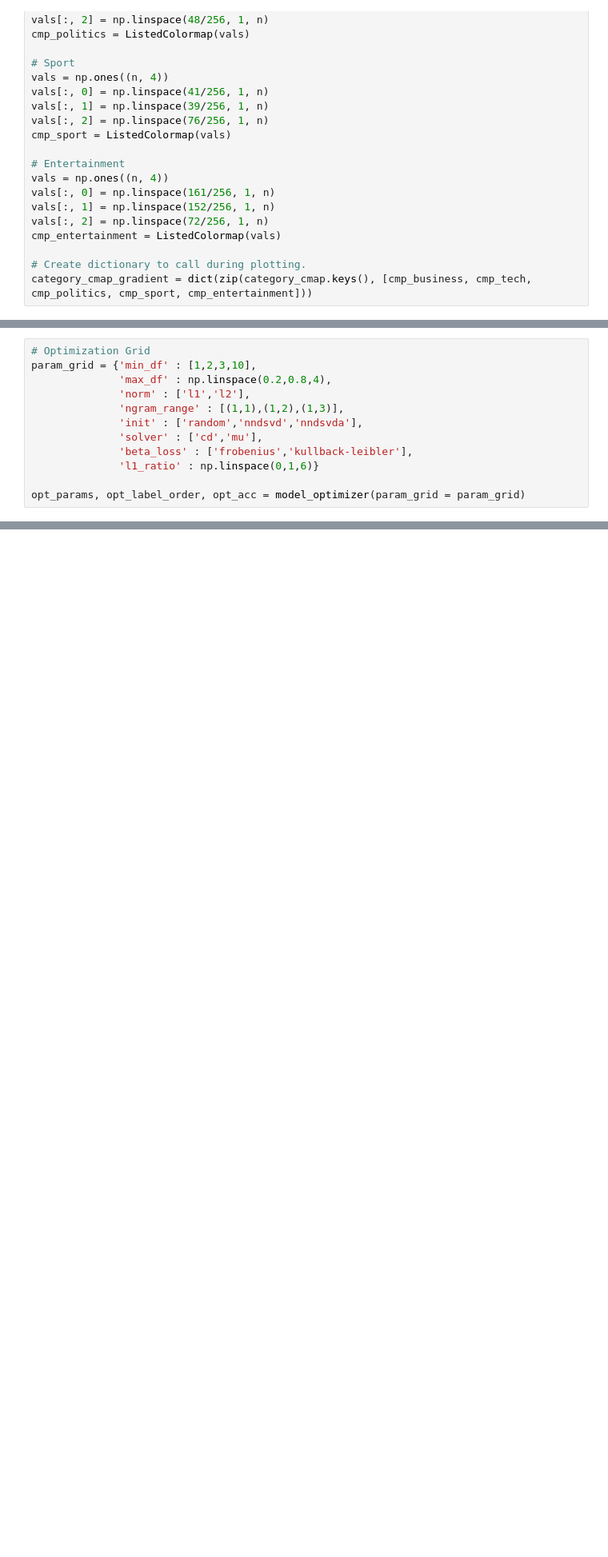
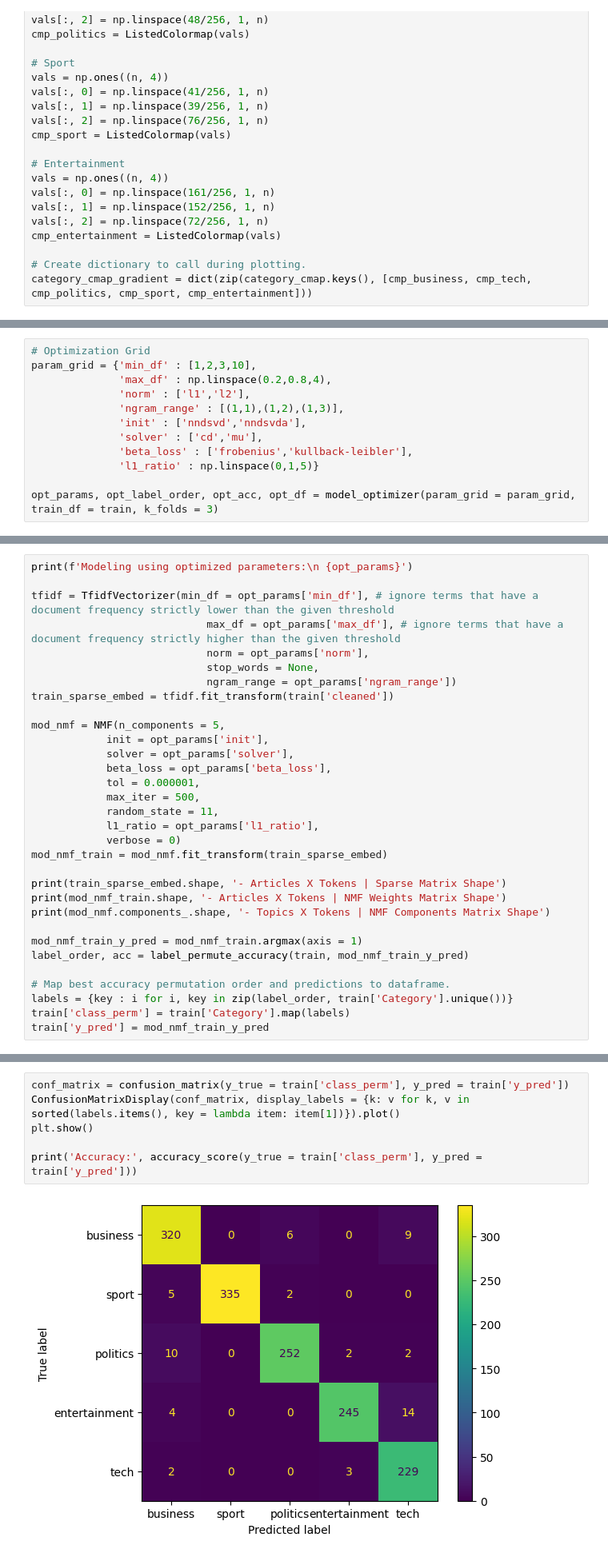
Before and after one commit to chill0121/News_Article_Matrix_Factorization, a Jupyter notebook: BBC_News_Classification.ipynb, the cells around one changed output, grey strips where cells are left out. Shown at 80% size. Saved outputs shown, nothing was run; the diff lists cells and outputs as text; blank space fills up the shorter version.

```diff
--- a/BBC_News_Classification.ipynb
+++ b/BBC_News_Classification.ipynb
@@ -620,10 +648,10 @@ param_grid = {'min_df' : [1,2,3,10],
               'max_df' : np.linspace(0.2,0.8,4),
               'norm' : ['l1','l2'],
               'ngram_range' : [(1,1),(1,2),(1,3)],
-              'init' : ['random','nndsvd','nndsvda'],
+              'init' : ['nndsvd','nndsvda'],
               'solver' : ['cd','mu'],
               'beta_loss' : ['frobenius','kullback-leibler'],
-              'l1_ratio' : np.linspace(0,1,6)}
+              'l1_ratio' : np.linspace(0,1,5)}
 
-opt_params, opt_label_order, opt_acc = model_optimizer(param_grid = param_grid)
+opt_params, opt_label_order, opt_acc, opt_df = model_optimizer(param_grid = param_grid, train_df = train, k_folds = 3)
 # %% [output]
@@ -693,0 +712,32 @@ opt_params
+# %%
+print(f'Modeling using optimized parameters:\n {opt_params}')
+
+tfidf = TfidfVectorizer(min_df = opt_params['min_df'], # ignore terms that have a document frequency strictly lower than the given threshold
+                            max_df = opt_params['max_df'], # ignore terms that have a document frequency strictly higher than the given threshold
+                            norm = opt_params['norm'],
+                            stop_words = None,
+                            ngram_range = opt_params['ngram_range'])
+train_sparse_embed = tfidf.fit_transform(train['cleaned'])
+
+mod_nmf = NMF(n_components = 5,
+            init = opt_params['init'],
+            solver = opt_params['solver'],
+            beta_loss = opt_params['beta_loss'],
+            tol = 0.000001,
+            max_iter = 500,
+            random_state = 11,
+            l1_ratio = opt_params['l1_ratio'],
+            verbose = 0)
+mod_nmf_train = mod_nmf.fit_transform(train_sparse_embed)
+
+print(train_sparse_embed.shape, '- Articles X Tokens | Sparse Matrix Shape')
+print(mod_nmf_train.shape, '- Articles X Tokens | NMF Weights Matrix Shape')
+print(mod_nmf.components_.shape, '- Topics X Tokens | NMF Components Matrix Shape')
+
+mod_nmf_train_y_pred = mod_nmf_train.argmax(axis = 1)
+label_order, acc = label_permute_accuracy(train, mod_nmf_train_y_pred)
+
+# Map best accuracy permutation order and predictions to dataframe.
+labels = {key : i for i, key in zip(label_order, train['Category'].unique())}
+train['class_perm'] = train['Category'].map(labels)
+train['y_pred'] = mod_nmf_train_y_pred
@@ -693,0 +746,8 @@ opt_params
+# %%
+conf_matrix = confusion_matrix(y_true = train['class_perm'], y_pred = train['y_pred'])
+ConfusionMatrixDisplay(conf_matrix, display_labels = {k: v for k, v in sorted(labels.items(), key = lambda item: item[1])}).plot()
+plt.show()
+
+print('Accuracy:', accuracy_score(y_true = train['class_perm'], y_pred = train['y_pred']))
+# %% [output]
+[figure, added]
```
Also changed, not shown: parts of 29 cells of this notebook, 3 other files.
